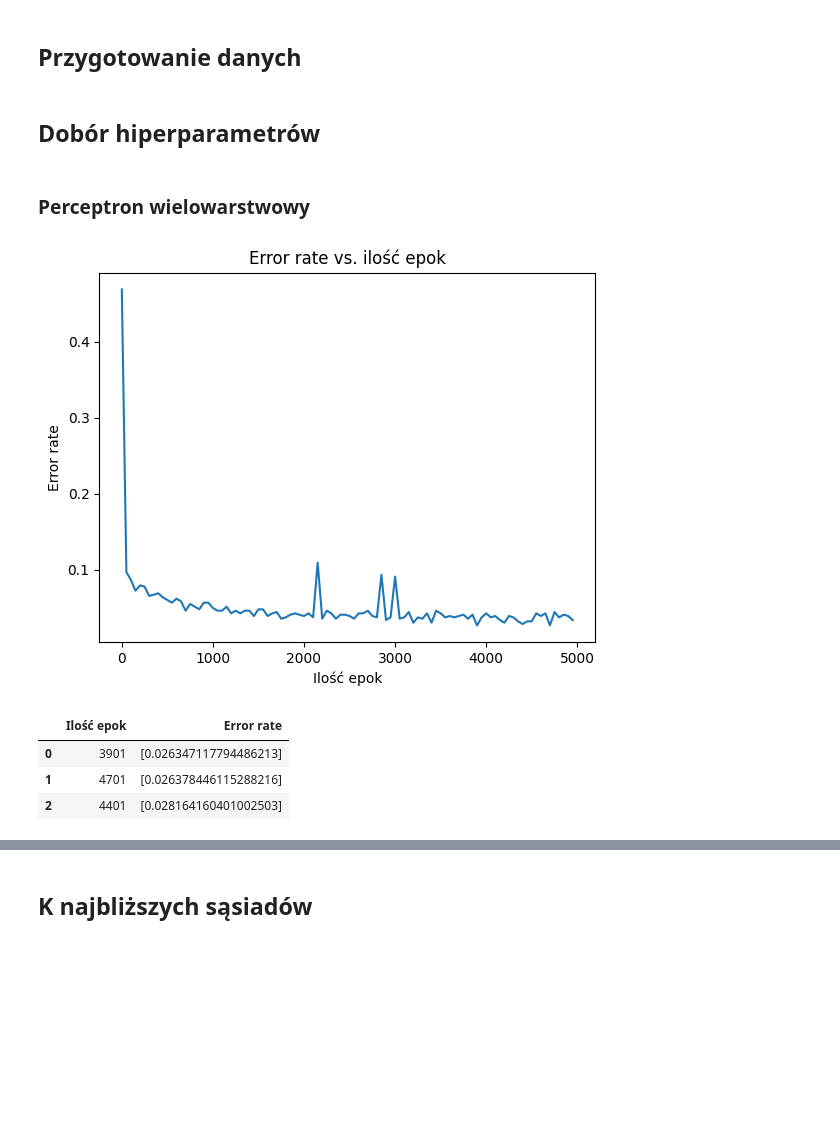
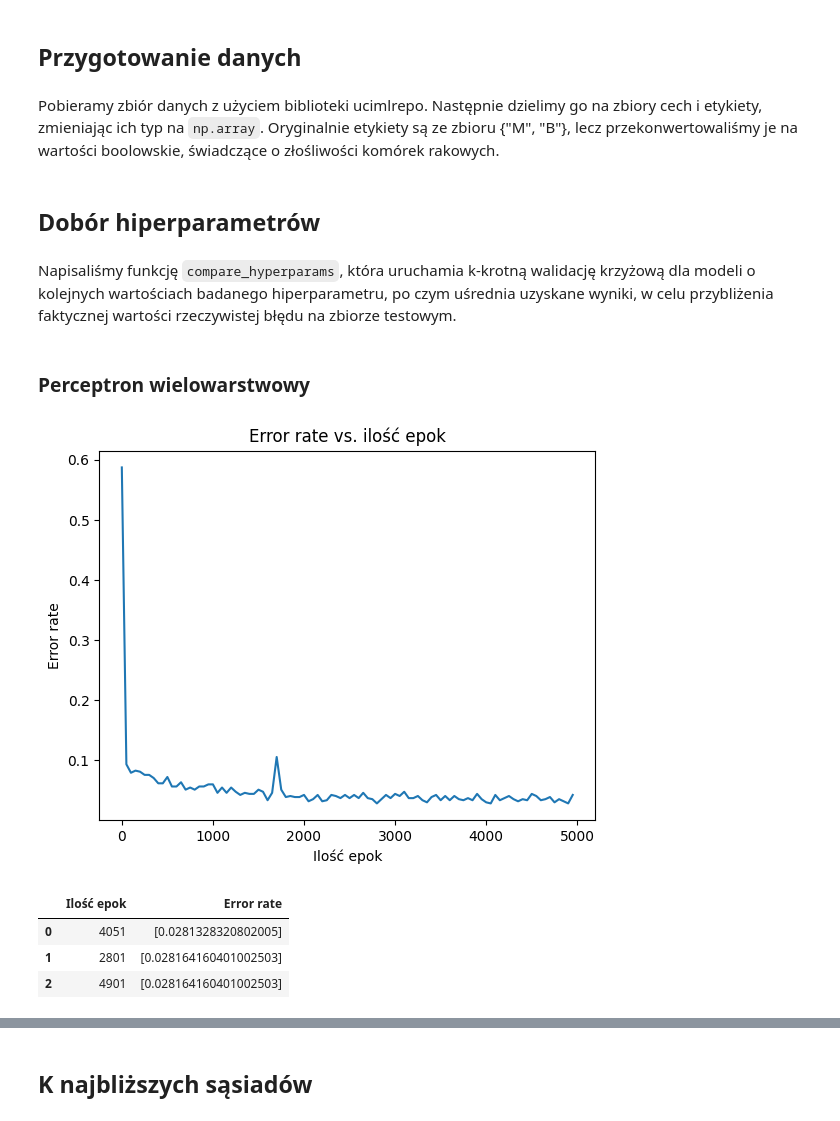
Before and after one commit to mbo009/UMA-Projekt, a Jupyter notebook: docs/main.ipynb, the cells around one changed output, grey strips where cells are left out. Drawn from its saved outputs; the diff is of its cells as text; code cells hidden in the pictures; blank space fills up the shorter version.

```diff
--- a/docs/main.ipynb
+++ b/docs/main.ipynb
@@ -22,6 +90,8 @@ import pandas as pd
 import heapq
 # %% [markdown]
 ## Przygotowanie danych
+# %% [markdown]
+Pobieramy zbiór danych z użyciem biblioteki ucimlrepo. Następnie dzielimy go na zbiory cech i etykiety, zmieniając ich typ na `np.array`. Oryginalnie etykiety są ze zbioru {"M", "B"}, lecz przekonwertowaliśmy je na wartości boolowskie, świadczące o złośliwości komórek rakowych.
 # %%
 breast_cancer_wisconsin_diagnostic = fetch_ucirepo(id=17)
 
@@ -31,24 +101,26 @@ Y = np.array(breast_cancer_wisconsin_diagnostic.data.targets.Diagnosis)
 Y = Y == "M"
 # %% [markdown]
 ## Dobór hiperparametrów
+# %% [markdown]
+Napisaliśmy funkcję `compare_hyperparams`, która uruchamia k-krotną walidację krzyżową dla modeli o kolejnych wartościach badanego hiperparametru, po czym uśrednia uzyskane wyniki, w celu przybliżenia faktycznej wartości rzeczywistej błędu na zbiorze testowym.
 # %% [markdown]
 ### Perceptron wielowarstwowy
 # %%
 epoch_lens = np.array(range(1, 5000)[::50])
 error_rates = compare_hyperparams(MLP, epoch_lens, X, Y)
 
 plt.plot(epoch_lens, error_rates)
 plt.xlabel("Ilość epok")
 plt.ylabel("Error rate")
 plt.title("Error rate vs. ilość epok")
 plt.show()
 
-best_mlp_params = heapq.nsmallest(3, zip(epoch_lens, error_rates), key=lambda x: x[1])
-df = pd.DataFrame(best_mlp_params, columns=["Ilość epok", "Error rate"])
+mlp_best_params = heapq.nsmallest(3, zip(epoch_lens, error_rates), key=lambda x: x[1])
+df = pd.DataFrame(mlp_best_params, columns=["Ilość epok", "Error rate"])
 df
 # %% [output]
-[figure, old version]
+[figure, new version]
 |  | Ilość epok | Error rate |
-| 0 | 3901 | [0.026347117794486213] |
-| 1 | 4701 | [0.026378446115288216] |
-| 2 | 4401 | [0.028164160401002503] |
+| 0 | 4051 | [0.0281328320802005] |
+| 1 | 2801 | [0.028164160401002503] |
+| 2 | 4901 | [0.028164160401002503] |
```
Also changed, not shown: parts of 33 cells of this notebook, 2 other files.
